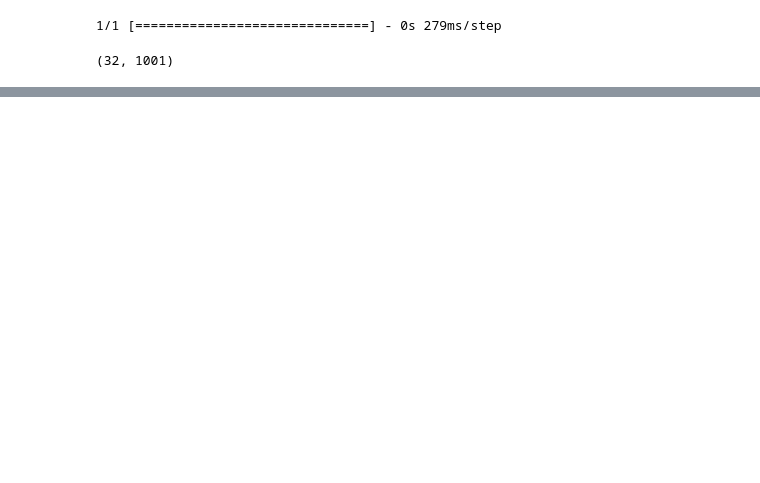
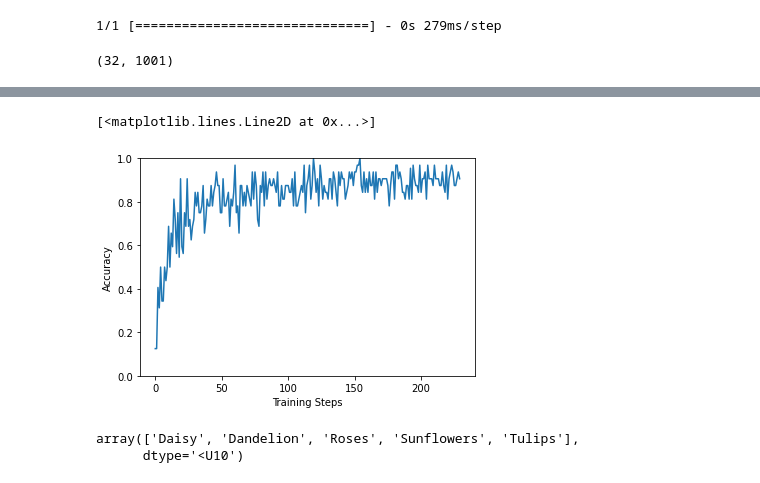
Before and after one commit to Nuetee/CNN-GCN-multi-label-classifier, a Jupyter notebook: feature_extracter_test.ipynb, the cells around one changed output, grey strips where cells are left out. Drawn from its saved outputs; the diff is of its cells as text; code cells hidden in the pictures; blank space fills up the shorter version.

```diff
--- a/feature_extracter_test.ipynb
+++ b/feature_extracter_test.ipynb
@@ -115,0 +179,17 @@ print(feature_batch.shape)
+# %%
+plt.figure()
+plt.ylabel("Accuracy")
+plt.xlabel("Training Steps")
+plt.ylim([0, 1])
+plt.plot(batch_stats_callback.batch_acc)
+# %% [output]
+[<matplotlib.lines.Line2D at 0x...>]
+[figure, added]
+# %%
+class_names = sorted(image_data.class_indices.items(),
+                     key=lambda pair: pair[1])
+class_names = np.array([key.title() for key, value in class_names])
+class_names
+# %% [output]
+array(['Daisy', 'Dandelion', 'Roses', 'Sunflowers', 'Tulips'],
+      dtype='<U10')
```
Also changed, not shown: parts of 15 cells of this notebook, 1 other file.
